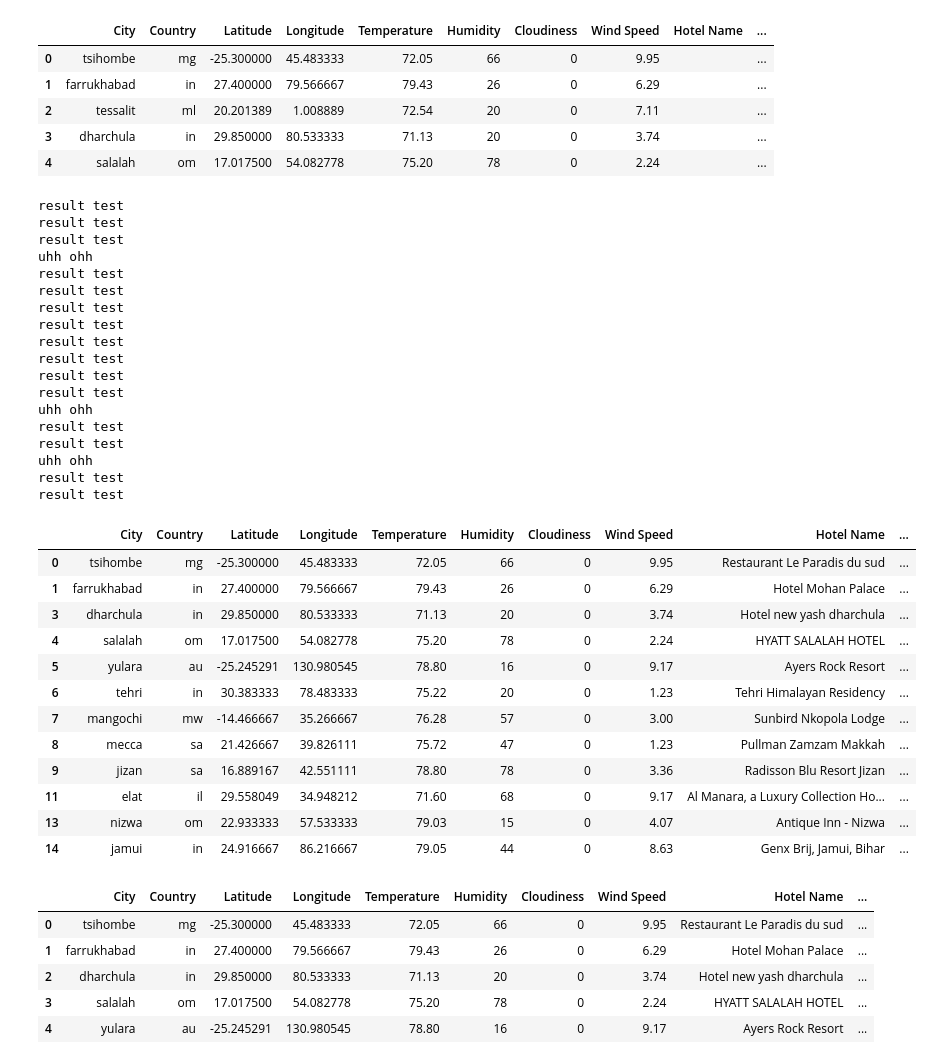
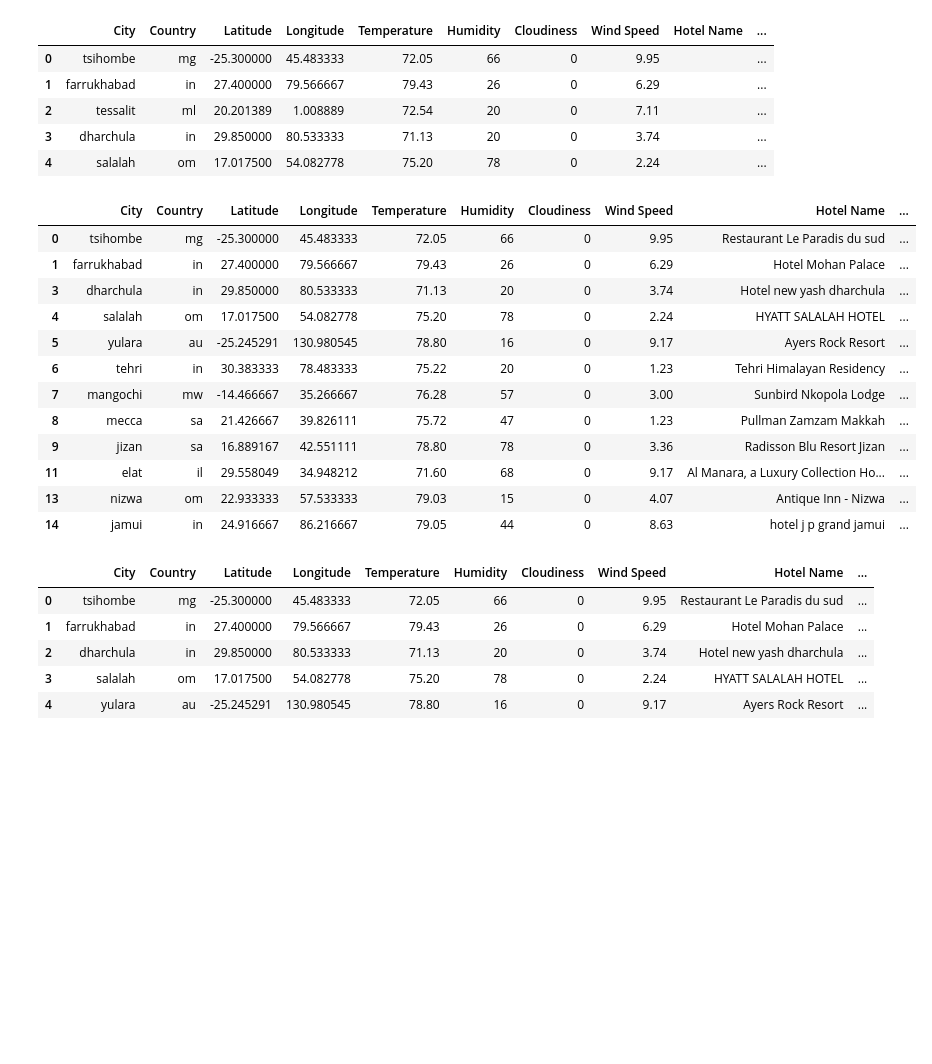
Before and after one commit to travisb98/Weather_API, a Jupyter notebook: Vacation/VacationPy.ipynb, the cells around one changed output. Cells and saved outputs as stored; diff of their text form; code cells hidden in the pictures; blank space fills up the shorter version.

```diff
--- a/Vacation/VacationPy.ipynb
+++ b/Vacation/VacationPy.ipynb
@@ -110,73 +113,53 @@ hotel_df.head()
 | 4 | salalah | om | 17.017500 | 54.082778 | 75.20 | 78 | 0 | 2.24 |  | ... |
 # %%
 
-# ### finds the closest hotel and fills in the hotel name and coordinates to the dataframe
-# base_url = "https://maps.googleapis.com/maps/api/place/nearbysearch/json"
+### finds the closest hotel and fills in the hotel name and coordinates to the dataframe
+base_url = "https://maps.googleapis.com/maps/api/place/nearbysearch/json"
 
-# target_search = "Hotel"
-# target_radius = 5000
-# target_type = "Hotel"
+target_search = "Hotel"
+target_radius = 5000
+target_type = "Hotel"
 
-# for i,r in hotel_df.iterrows():
-#     print("result test")
-#     c_lat=hotel_df['Latitude'][i]
-#     c_lon = hotel_df['Longitude'][i]
-#     target_coordinates =f'{c_lat}, {c_lon}'
+for i,r in hotel_df.iterrows():
+    c_lat=hotel_df['Latitude'][i]
+    c_lon = hotel_df['Longitude'][i]
+    target_coordinates =f'{c_lat}, {c_lon}'
 
-#     param = {
-#     "location": target_coordinates,
-#     "keyword": target_search,
-#     "radius": target_radius,
-#     "type": target_type,
-#     "key": g_key
-#     }
+    param = {
+    "location": target_coordinates,
+    "keyword": target_search,
+    "radius": target_radius,
+    "type": target_type,
+    "key": g_key
+    }
 
-#     places_json=requests.get(base_url,params=param).json()
-#     ## tessalit is literally in the middle of the sahara desert and returns no results, so this is a work around
+    places_json=requests.get(base_url,params=param).json()
+    ## tessalit is literally in the middle of the sahara desert and returns no results, so this is a work around
 
-#     if places_json['status']=='ZERO_RESULTS':
-#         print('uhh ohh')
-#         hotel_df['Hotel Name'][i]=np.nan
-#     else:
-#         hotel_df['Hotel Name'][i]=places_json["results"][0]['name']
-#         hotel_df['Hotel Lat'][i]=places_json["results"][0]['geometry']['location']['lat']
-#         hotel_df['Hotel Lon'][i]=places_json["results"][0]['geometry']['location']['lng']
+    if places_json['status']=='ZERO_RESULTS':
+        hotel_df['Hotel Name'][i]=np.nan
+    else:
+        hotel_df['Hotel Name'][i]=places_json["results"][0]['name']
+        hotel_df['Hotel Lat'][i]=places_json["results"][0]['geometry']['location']['lat']
+        hotel_df['Hotel Lon'][i]=places_json["results"][0]['geometry']['location']['lng']
 
 
-# ## Dropping the cities that returned no results
-# hotel_df=hotel_df.dropna()
+## Dropping the cities that returned no results
+hotel_df=hotel_df.dropna()
 
-# hotel_df.head(30)
+hotel_df.head(30)
 # %% [output]
-result test
-result test
-result test
-uhh ohh
-result test
-result test
-result test
-result test
-result test
-result test
-result test
-result test
-uhh ohh
-result test
-result test
-uhh ohh
-result test
-result test
 |  | City | Country | Latitude | Longitude | Temperature | Humidity | Cloudiness | Wind Speed | Hotel Name | ... |
 | 0 | tsihombe | mg | -25.300000 | 45.483333 | 72.05 | 66 | 0 | 9.95 | Restaurant Le Paradis du sud | ... |
 | 1 | farrukhabad | in | 27.400000 | 79.566667 | 79.43 | 26 | 0 | 6.29 | Hotel Mohan Palace | ... |
 | 3 | dharchula | in | 29.850000 | 80.533333 | 71.13 | 20 | 0 | 3.74 | Hotel new yash dharchula | ... |
 | 4 | salalah | om | 17.017500 | 54.082778 | 75.20 | 78 | 0 | 2.24 | HYATT SALALAH HOTEL | ... |
 | 5 | yulara | au | -25.245291 | 130.980545 | 78.80 | 16 | 0 | 9.17 | Ayers Rock Resort | ... |
 | 6 | tehri | in | 30.383333 | 78.483333 | 75.22 | 20 | 0 | 1.23 | Tehri Himalayan Residency | ... |
 | 7 | mangochi | mw | -14.466667 | 35.266667 | 76.28 | 57 | 0 | 3.00 | Sunbird Nkopola Lodge | ... |
 | 8 | mecca | sa | 21.426667 | 39.826111 | 75.72 | 47 | 0 | 1.23 | Pullman Zamzam Makkah | ... |
 | 9 | jizan | sa | 16.889167 | 42.551111 | 78.80 | 78 | 0 | 3.36 | Radisson Blu Resort Jizan | ... |
 | 11 | elat | il | 29.558049 | 34.948212 | 71.60 | 68 | 0 | 9.17 | Al Manara, a Luxury Collection Ho... | ... |
 | 13 | nizwa | om | 22.933333 | 57.533333 | 79.03 | 15 | 0 | 4.07 | Antique Inn - Nizwa | ... |
-| 14 | jamui | in | 24.916667 | 86.216667 | 79.05 | 44 | 0 | 8.63 | Genx Brij, Jamui, Bihar | ... |
+| 14 | jamui | in | 24.916667 | 86.216667 | 79.05 | 44 | 0 | 8.63 | hotel j p grand jamui | ... |
 # %%
```
Also changed, not shown: parts of 7 cells of this notebook, 15 other files.
